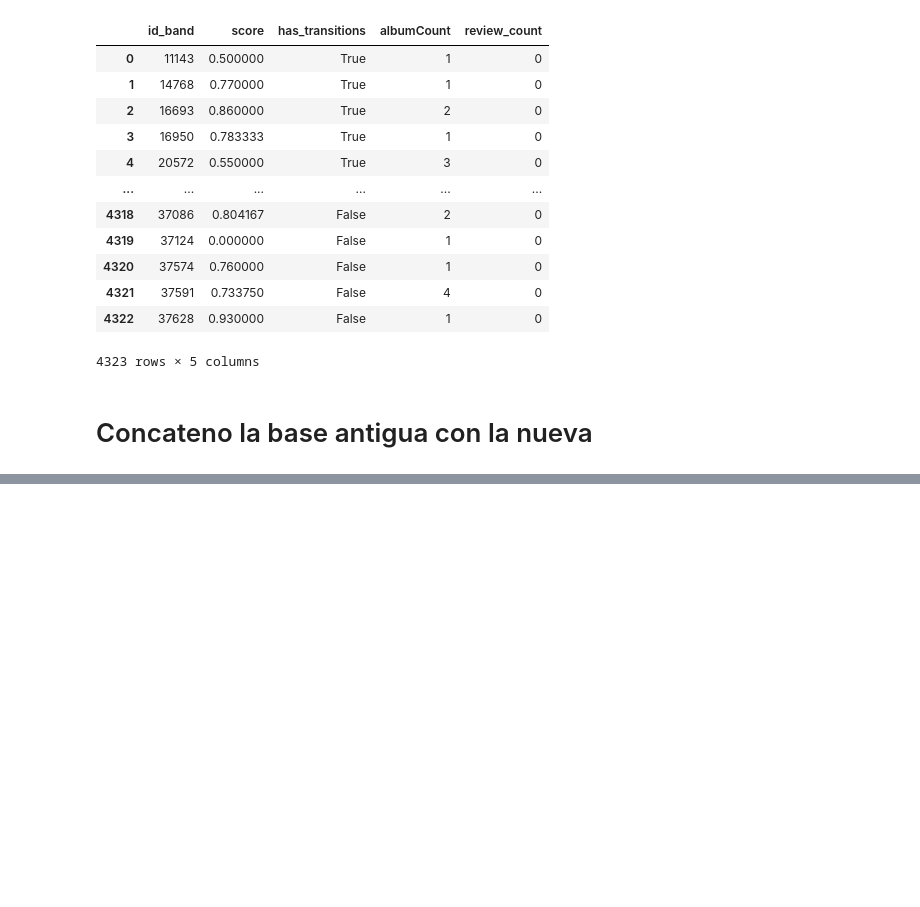
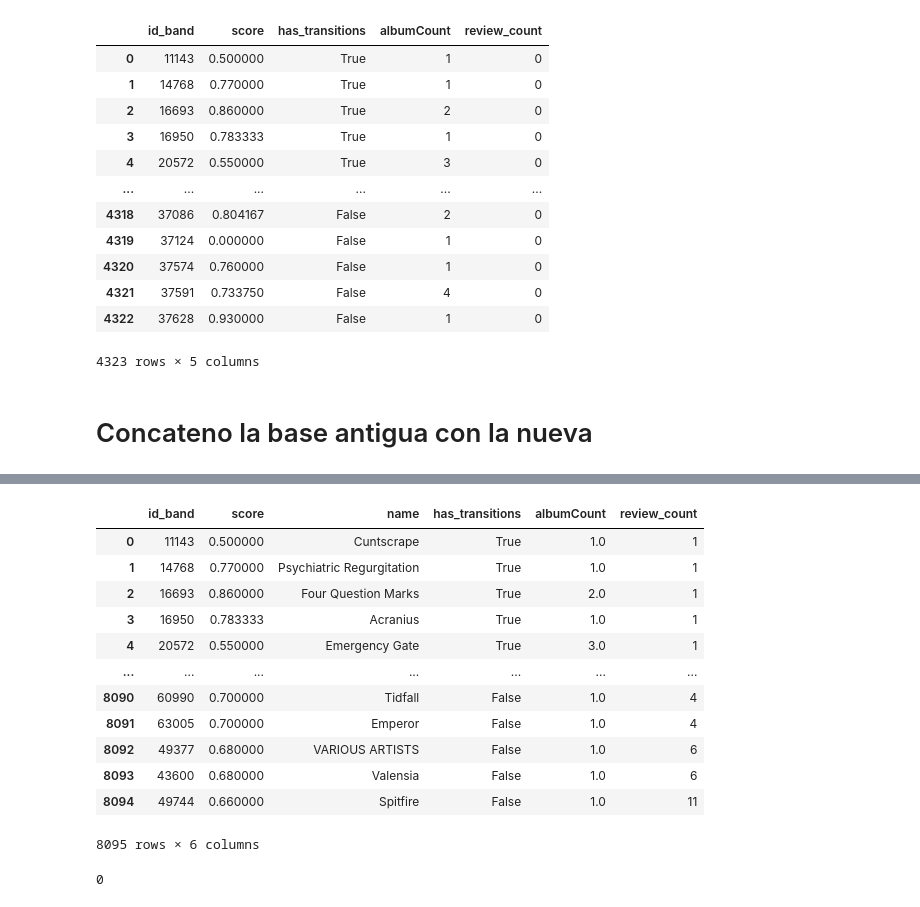
Before and after one commit to chainReactionCol/newRep, a Jupyter notebook: Data_Wrangling_Sanchez_Ruiz.ipynb, the cells around one changed output, grey strips where cells are left out. Saved outputs shown, nothing was run; the diff lists cells and outputs as text; code cells hidden in the pictures; blank space fills up the shorter version.

```diff
--- a/Data_Wrangling_Sanchez_Ruiz.ipynb
+++ b/Data_Wrangling_Sanchez_Ruiz.ipynb
@@ -1864,3 +1864,38 @@ resultado
 8095 rows × 5 columns
 # %%
 #mergedDB.to_csv('Merged_DB.csv',index=False)
+# %%
+nDBApi=false_Rows[['id_band','score','artist','review_count']]
+deathApi=deathCopy[['id_band','score','name','has_transitions','albumCount','review_count']]
+nDBApi.rename(columns={'artist':'name'},inplace=True)
+# %%
+nDBApi['has_transitions']=np.random.choice([True, False], size=len(nDBApi), p=[0.4, 0.6])
+nDBApi['albumCount']=np.nan
+mergedApi=pd.concat([deathApi,nDBApi],ignore_index=True)
+mergedApi['albumCount'].fillna(mergedApi['albumCount'].mode()[0],inplace=True)
+# Calcula la moda, excluyendo los ceros
+mode_value_api = mergedApi[mergedApi['review_count'] != 0]['review_count'].mode()[0]
+
+# Reemplaza los ceros con el valor de la moda
+mergedApi['review_count'].replace(0, mode_value, inplace=True)
+# %%
+mergedApi
+# %% [output]
+|  | id_band | score | name | has_transitions | albumCount | review_count |
+| 0 | 11143 | 0.500000 | Cuntscrape | True | 1.0 | 1 |
+| 1 | 14768 | 0.770000 | Psychiatric Regurgitation | True | 1.0 | 1 |
+| 2 | 16693 | 0.860000 | Four Question Marks | True | 2.0 | 1 |
+| 3 | 16950 | 0.783333 | Acranius | True | 1.0 | 1 |
+| 4 | 20572 | 0.550000 | Emergency Gate | True | 3.0 | 1 |
+| ... | ... | ... | ... | ... | ... | ... |
+| 8090 | 60990 | 0.700000 | Tidfall | False | 1.0 | 4 |
+| 8091 | 63005 | 0.700000 | Emperor | False | 1.0 | 4 |
+| 8092 | 49377 | 0.680000 | VARIOUS ARTISTS | False | 1.0 | 6 |
+| 8093 | 43600 | 0.680000 | Valensia | False | 1.0 | 6 |
+| 8094 | 49744 | 0.660000 | Spitfire | False | 1.0 | 11 |
+8095 rows × 6 columns
+# %%
+nan_api=mergedApi['name'].isna().sum()
+nan_api
+# %% [output]
+0
```
Also changed, not shown: parts of 10 cells of this notebook, 9 other files.
